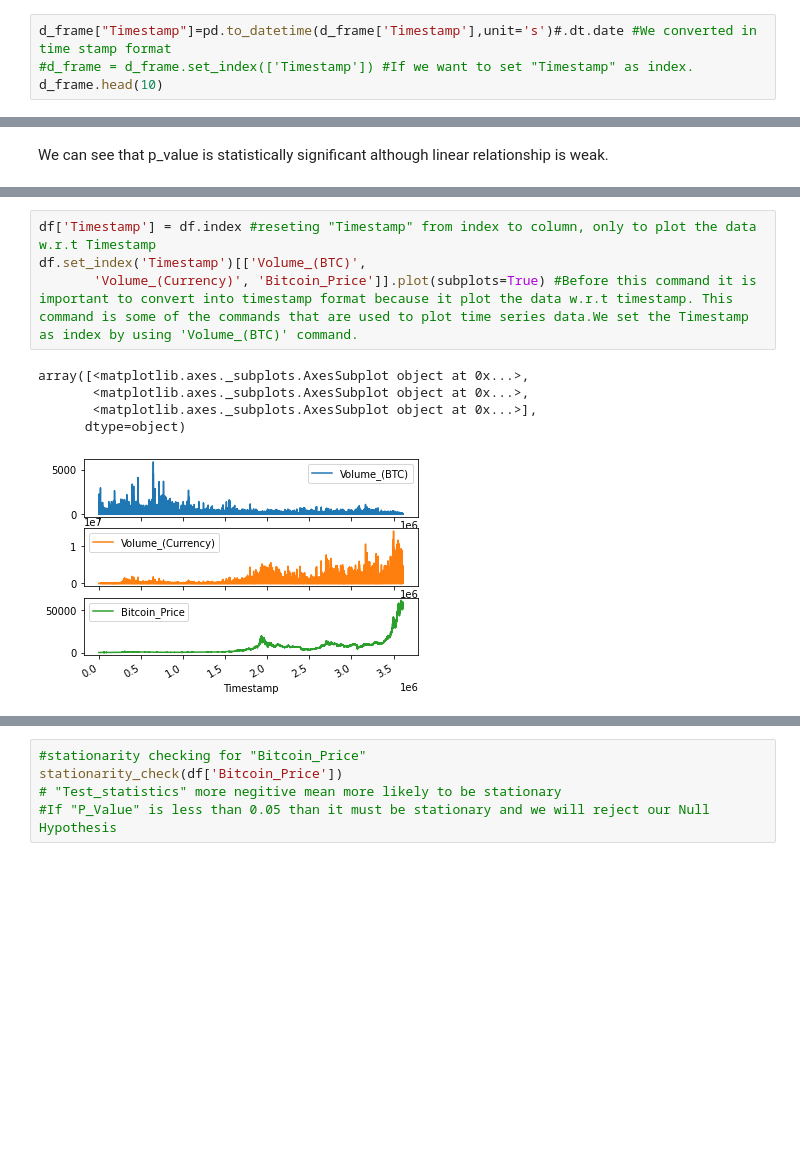
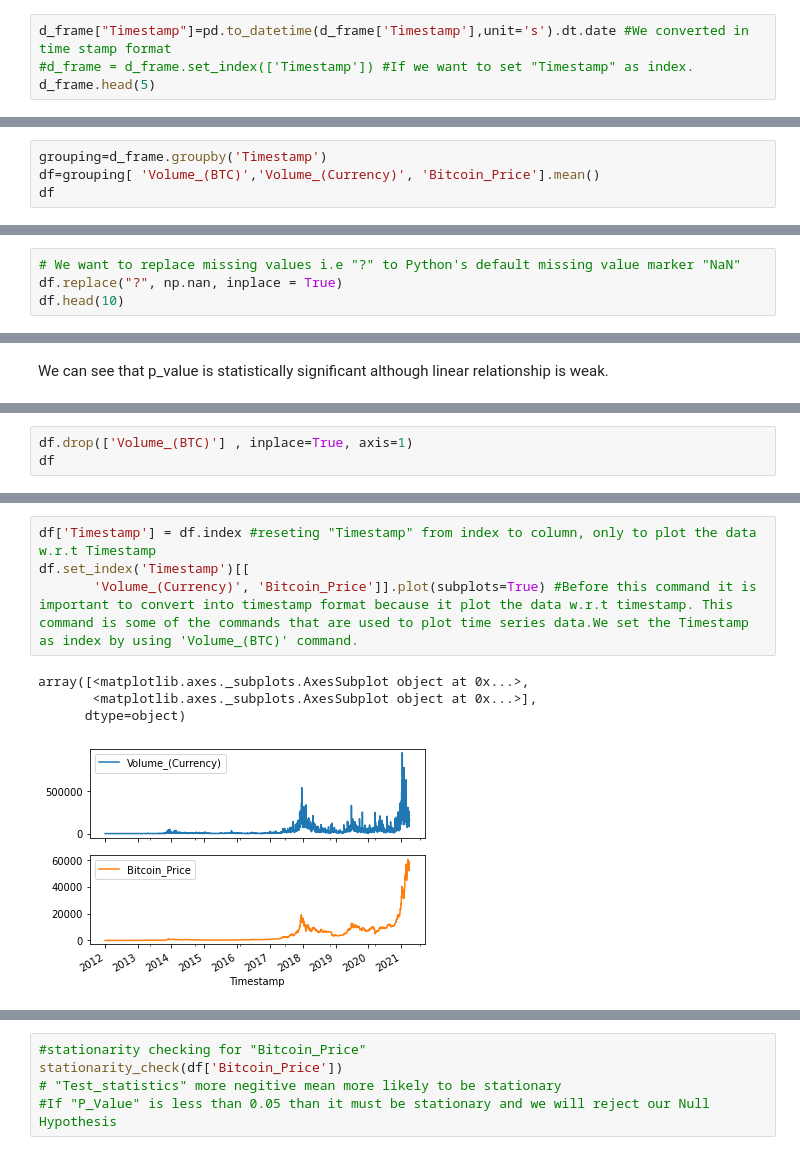
Before and after one commit to FaizanHameed1/Bitcoin-Price-Prediction-using-LSTM, a Jupyter notebook: Bitcoin_Price_Prediction_using_LSTM.ipynb, the cells around one changed output, grey strips where cells are left out. Saved outputs shown, nothing was run; the diff lists cells and outputs as text; blank space fills up the shorter version.

```diff
--- a/Bitcoin_Price_Prediction_using_LSTM.ipynb
+++ b/Bitcoin_Price_Prediction_using_LSTM.ipynb
@@ -179,6 +91,6 @@ Now we are going to convert time stemp to date.
 # %%
-d_frame["Timestamp"]=pd.to_datetime(d_frame['Timestamp'],unit='s')#.dt.date #We converted in time stamp format
+d_frame["Timestamp"]=pd.to_datetime(d_frame['Timestamp'],unit='s').dt.date #We converted in time stamp format
 #d_frame = d_frame.set_index(['Timestamp']) #If we want to set "Timestamp" as index.
-d_frame.head(10)
+d_frame.head(5)
 # %% [output]
 |  | Timestamp | Open | High | Low | Close | Volume_(BTC) | Volume_(Currency) | Weighted_Price |
@@ -279,0 +179,4 @@ There are multiple readings at every day in dataframe so  grouping data w.r.t "T
+# %%
+grouping=d_frame.groupby('Timestamp')
+df=grouping[ 'Volume_(BTC)','Volume_(Currency)', 'Bitcoin_Price'].mean()
+df
@@ -279,0 +202,4 @@ There are multiple readings at every day in dataframe so  grouping data w.r.t "T
+# %%
+# We want to replace missing values i.e "?" to Python's default missing value marker "NaN"
+df.replace("?", np.nan, inplace = True)
+df.head(10)
@@ -369,0 +367,3 @@ Index(['Timestamp', 'Volume_(BTC)', 'Volume_(Currency)', 'Bitcoin_Price'], dtype
+# %%
+df.drop(['Volume_(BTC)'] , inplace=True, axis=1)
+df
@@ -370,11 +385,10 @@ Index(['Timestamp', 'Volume_(BTC)', 'Volume_(Currency)', 'Bitcoin_Price'], dtype
 # %%
 df['Timestamp'] = df.index #reseting "Timestamp" from index to column, only to plot the data w.r.t Timestamp
-df.set_index('Timestamp')[['Volume_(BTC)',
+df.set_index('Timestamp')[[
        'Volume_(Currency)', 'Bitcoin_Price']].plot(subplots=True) #Before this command it is important to convert into timestamp format because it plot the data w.r.t timestamp. This command is some of the commands that are used to plot time series data.We set the Timestamp as index by using 'Volume_(BTC)' command.
 # %% [output]
 array([<matplotlib.axes._subplots.AxesSubplot object at 0x...>,
-       <matplotlib.axes._subplots.AxesSubplot object at 0x...>,
        <matplotlib.axes._subplots.AxesSubplot object at 0x...>],
       dtype=object)
-[figure, old version]
+[figure, new version]
 # %%
```
Also changed, not shown: parts of 124 cells of this notebook.
